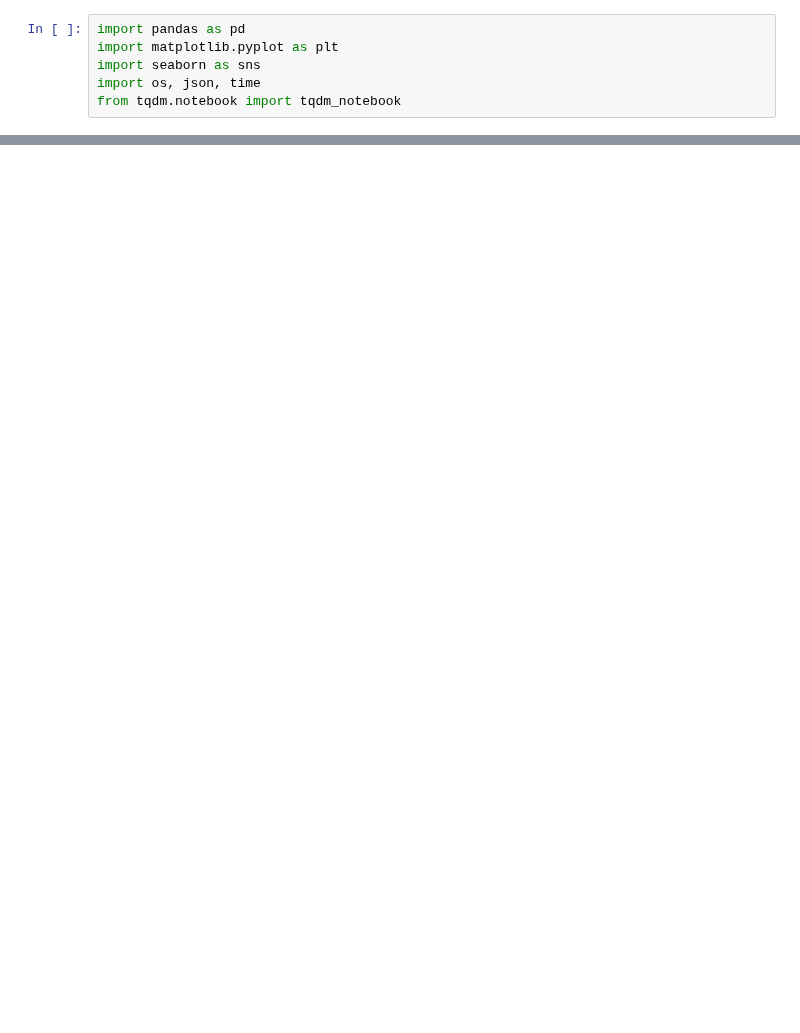
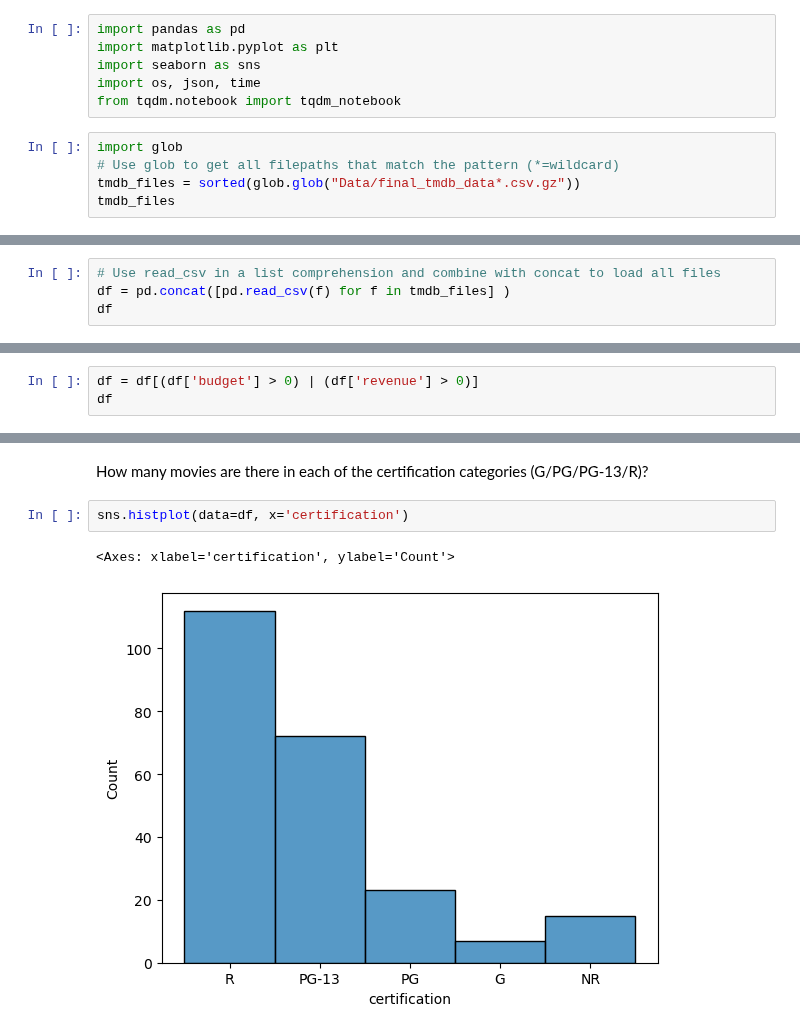
Before and after one commit to abunchoftigers/prediction-of-movie-success, a Jupyter notebook: Part 3 EDA.ipynb, the cells around one changed output, grey strips where cells are left out. Drawn from its saved outputs; the diff is of its cells as text; blank space fills up the shorter version.

```diff
--- a/Part 3 EDA.ipynb
+++ b/Part 3 EDA.ipynb
@@ -4,3 +4,8 @@ import matplotlib.pyplot as plt
 import seaborn as sns
 import os, json, time
 from tqdm.notebook import tqdm_notebook
+# %%
+import glob
+# Use glob to get all filepaths that match the pattern (*=wildcard)
+tmdb_files = sorted(glob.glob("Data/final_tmdb_data*.csv.gz"))
+tmdb_files
@@ -6,0 +14,4 @@ from tqdm.notebook import tqdm_notebook
+# %%
+# Use read_csv in a list comprehension and combine with concat to load all files
+df = pd.concat([pd.read_csv(f) for f in tmdb_files] )
+df
@@ -6,0 +50,3 @@ from tqdm.notebook import tqdm_notebook
+# %%
+df = df[(df['budget'] > 0) | (df['revenue'] > 0)]
+df
@@ -6,0 +67,7 @@ from tqdm.notebook import tqdm_notebook
+# %% [markdown]
+How many movies are there in each of the certification categories (G/PG/PG-13/R)?
+# %%
+sns.histplot(data=df, x='certification')
+# %% [output]
+<Axes: xlabel='certification', ylabel='Count'>
+[figure, added]
```
Also changed, not shown: parts of 10 cells of this notebook.
